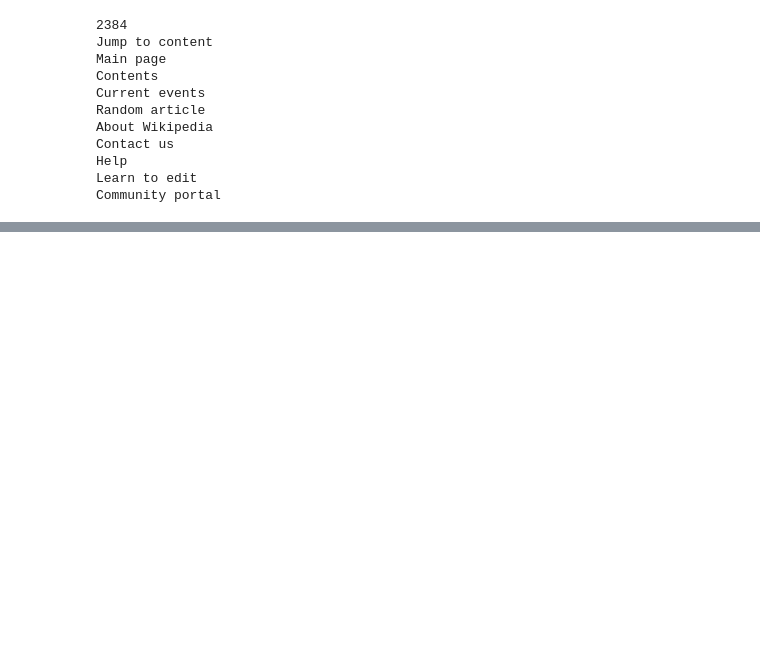
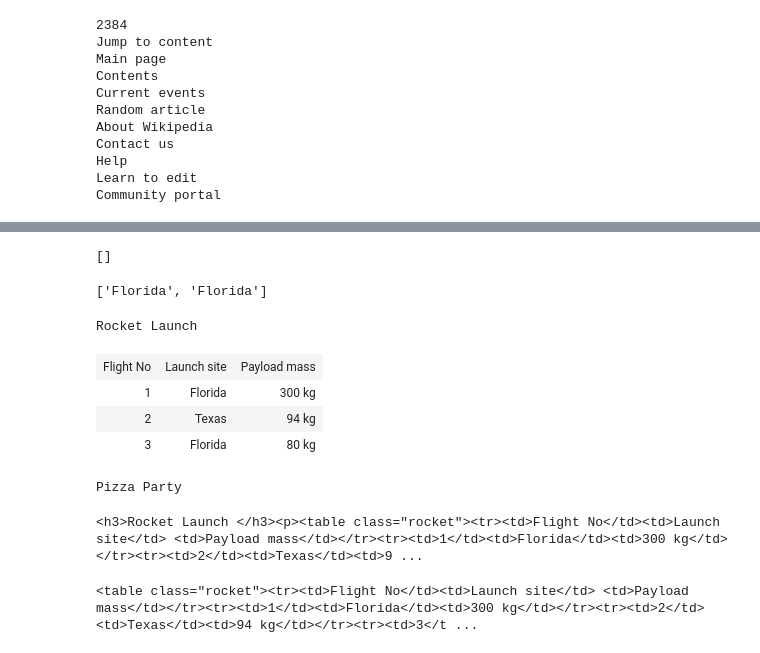
Before and after one commit to ybezginova2016/2026_upgrade_ds_math_genAI, a Jupyter notebook: py_REST_APIs/2_WebScraping.ipynb, the cells around one changed output, grey strips where cells are left out. Cells and saved outputs as stored; diff of their text form; code cells hidden in the pictures; blank space fills up the shorter version.

```diff
--- a/py_REST_APIs/2_WebScraping.ipynb
+++ b/py_REST_APIs/2_WebScraping.ipynb
@@ -84,0 +391,69 @@ Community portal
+# %%
+table_bs.find_all(string = 'Seattle')
+# %% [output]
+[]
+# %%
+table_bs.find_all(string = 'Florida')
+# %% [output]
+['Florida', 'Florida']
+# %%
+%%html
+<h3>Rocket Launch </h3>
+
+<p>
+<table class='rocket'>
+  <tr>
+    <td>Flight No</td>
+    <td>Launch site</td>
+    <td>Payload mass</td>
+  </tr>
+  <tr>
+    <td>1</td>
+    <td>Florida</td>
+    <td>300 kg</td>
+  </tr>
+  <tr>
+    <td>2</td>
+    <td>Texas</td>
+    <td>94 kg</td>
+  </tr>
+  <tr>
+    <td>3</td>
+    <td>Florida </td>
+    <td>80 kg</td>
+  </tr>
+</table>
+</p>
+<p>
+
+<h3>Pizza Party  </h3>
+
+
+<table class='pizza'>
+  <tr>
+    <td>Pizza Place</td>
+    <td>Orders</td>
+    <td>Slices </td>
+   </tr>
+  <tr>
+    <td>Domino's Pizza</td>
+    <td>10</td>
+    <td>100</td>
+  </tr>
+  <tr>
+    <td>Little Caesars</td>
+    <td>12</td>
+    <td >144 </td>
+  </tr>
+  <tr>
+    <td>Papa John's </td>
+    <td>15 </td>
+    <td>165</td>
+  </tr>
+# %% [output]
+Rocket Launch
+| Flight No | Launch site | Payload mass |
+| 1 | Florida | 300 kg |
+| 2 | Texas | 94 kg |
+| 3 | Florida | 80 kg |
+Pizza Party
@@ -84,0 +462,9 @@ Community portal
+# %%
+two_tables_bs= BeautifulSoup(two_tables, 'html.parser')
+two_tables_bs
+# %% [output]
+<h3>Rocket Launch </h3><p><table class="rocket"><tr><td>Flight No</td><td>Launch site</td> <td>Payload mass</td></tr><tr><td>1</td><td>Florida</td><td>300 kg</td></tr><tr><td>2</td><td>Texas</td><td>9 ...
+# %%
+two_tables_bs.find("table")
+# %% [output]
+<table class="rocket"><tr><td>Flight No</td><td>Launch site</td> <td>Payload mass</td></tr><tr><td>1</td><td>Florida</td><td>300 kg</td></tr><tr><td>2</td><td>Texas</td><td>94 kg</td></tr><tr><td>3</t ...
```
Also changed, not shown: parts of 54 cells of this notebook, 12 other files.
